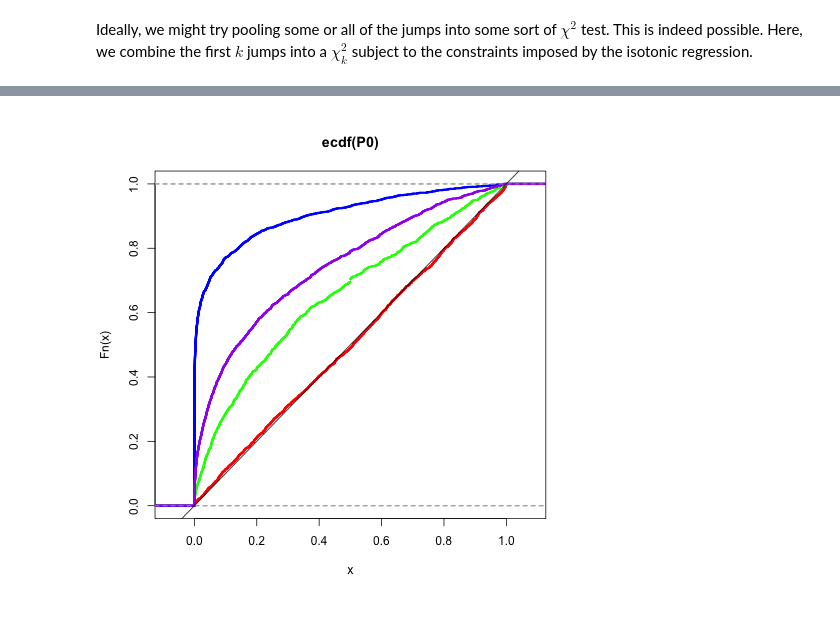
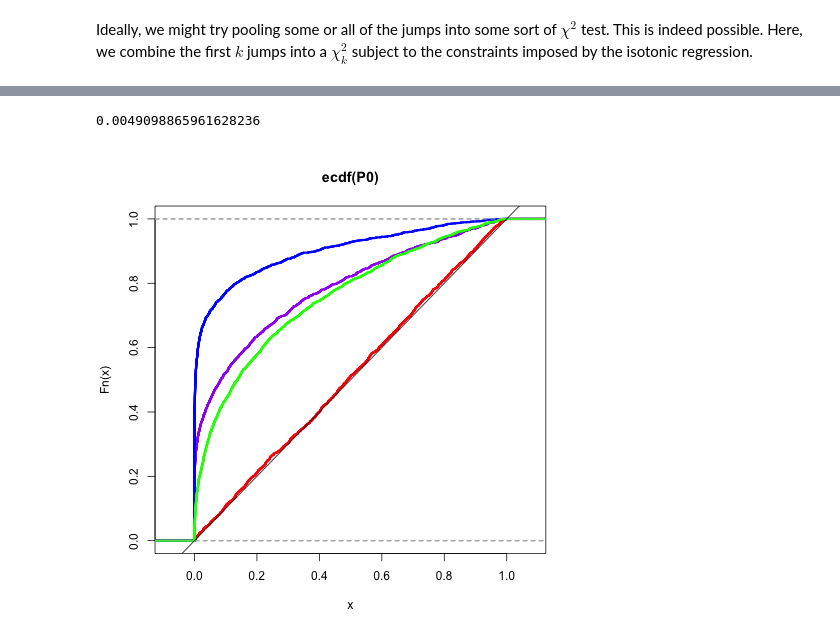
Before and after one commit to selective-inference/Python-software, a Jupyter notebook: notebooks/isotonic.ipynb, the cells around one changed output, grey strips where cells are left out. Cells and saved outputs as stored; diff of their text form; code cells hidden in the pictures.

```diff
--- a/notebooks/isotonic.ipynb
+++ b/notebooks/isotonic.ipynb
@@ -525,3 +188,12 @@ def simulate_first_jump(n, mu=0):
+# %%
+def simulate_first_jump(n, mu=0):
+
+    Y = np.random.standard_normal(n)*0.5 + mu
+    I = isotonic(Y, sigma=0.5)
+    J = I.first_jump
+    if J is not None:
+        return J[-1]
+    return J
 # %%
 P0, Pa = [], []
 for _ in range(nsim):
@@ -602,3 +221,11 @@ def simulate_largest_jump(n, mu=0):
+# %%
+def simulate_largest_jump(n, mu=0):
+    Y = np.random.standard_normal(n)*0.5 + mu
+    I = isotonic(Y, sigma=0.5)
+    J = I.largest_jump
+    if J is not None:
+        return J[-1]
+    return J
 # %%
 P0, Pa_large = [], []
 for _ in range(nsim):
@@ -757,22 +255,31 @@ simulate_combining_jumps(10, 3, 0)
+# %%
+def simulate_combining_jumps(n, k=3, mu=0):
+    Y = np.random.standard_normal(n)*0.5 + mu
+    I = isotonic(Y, sigma=0.5)
+    return I.combine_jumps(k)
+
+simulate_combining_jumps(10, 3, 0)
+# %% [output]
+0.0049098865961628236
 # %%
 P0, Pa_comb = [], []
 for _ in range(nsim):
-    pval = simulate_combining_jumps(n, 3)
+    pval = simulate_combining_jumps(n, 5)
     if pval is not None:
-        P0.append(pval[0])
-    pval = simulate_combining_jumps(n, 3, mu=mu)
+        P0.append(pval)
+    pval = simulate_combining_jumps(n, 5, mu=mu)
     if pval is not None:
-        Pa_comb.append(pval[0])
+        Pa_comb.append(pval)
 # %%
 %%R -i P0,Pa_comb
 P0 = P0[P0>0]
 P0 = P0[P0<1]
 plot(ecdf(P0), col='red', lwd=3)
 Pa_comb = Pa_comb[Pa_comb>0]
 Pa_comb = Pa_comb[Pa_comb<1]
-plot(ecdf(Pa_comb), col='green', lwd=3, add=TRUE)
+plot(ecdf(Pa_comb), col='purple', lwd=3, add=TRUE)
 plot(ecdf(Pa_correct), col='blue', lwd=3, add=TRUE)
-plot(ecdf(Pa_large), col='purple', lwd=3, add=TRUE)
+plot(ecdf(Pa_large), col='green', lwd=3, add=TRUE)
 abline(0,1)
 # %% [output]
-[figure, old version]
+[figure, new version]
```
Also changed, not shown: parts of 23 cells of this notebook.
